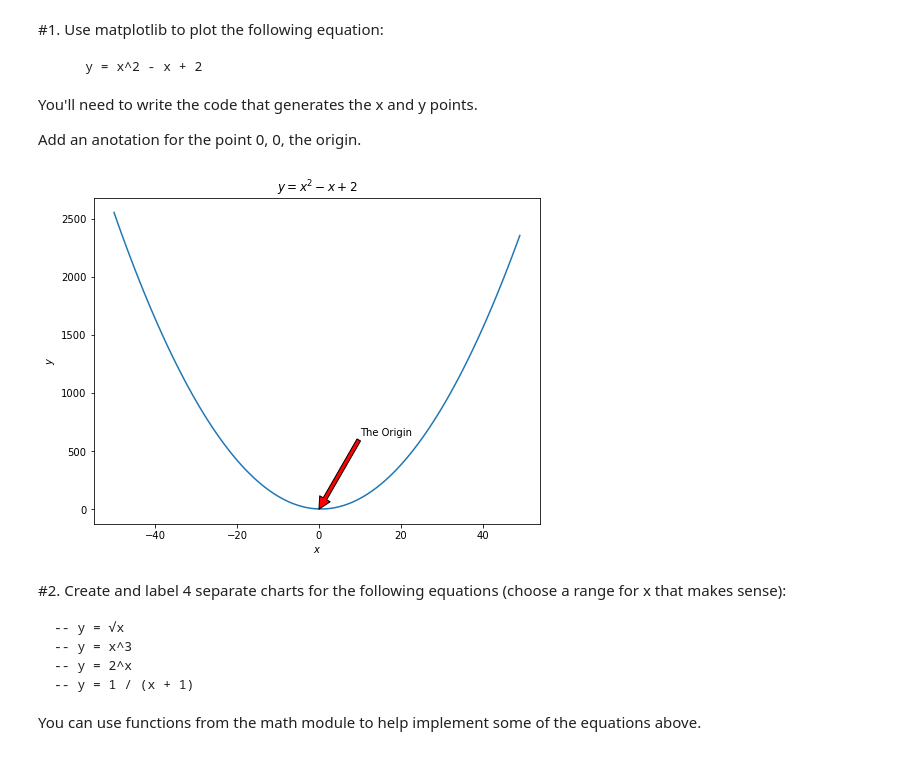
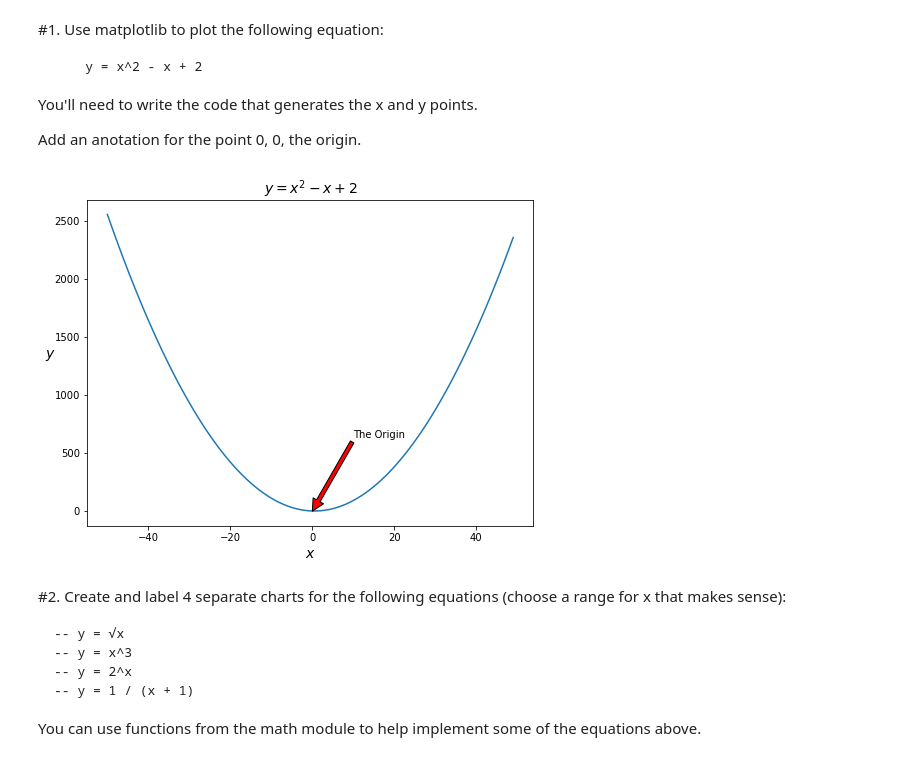
Before and after one commit to aliciag92/numpy-pandas-visualization-exercises, a Jupyter notebook: matplotlib_exercises.ipynb, the cells around one changed output. Drawn from its saved outputs; the diff is of its cells as text; code cells hidden in the pictures.

```diff
--- a/matplotlib_exercises.ipynb
+++ b/matplotlib_exercises.ipynb
@@ -21,33 +21,33 @@ Add an anotation for the point 0, 0, the origin.
 # %%
 #1 define a figure
 plt.figure(figsize = (8, 6))
 
 #2 plot data
 x = range(-50, 50)
 y = [x**2 - x + 2 for x in x]
 
 plt.plot(x, y)
 
 #3 customize w annotation, title, x- and y- labels
 plt.annotate('The Origin', xy = (0, 0), xytext = (10, 630), arrowprops = dict(facecolor = 'red'))
-plt.title('$y = x^2 - x + 2$')
-plt.xlabel('$x$')
-plt.ylabel('$y$')
+plt.title('$y = x^2 - x + 2$', fontsize = 14)
+plt.xlabel('$x$', fontsize = 14)
+plt.ylabel('$y$', fontsize = 14, rotation = 0)
 
 #4 show the graph
 plt.show()
 
 
 #another way to plot: Set the values in the variable x
 #The function arange helps to generate an array with the
 #following parameters arange(start,end,increment)
     #x = np.arange(-100,100,1)
 #Now set the formula in the variable y
     #y = x**2
 #Then add the pair (x,y) to the plot
     #plt.plot(x,y)
 # %% [output]
-[figure, old version]
+[figure, new version]
 # %% [markdown]
 #2. Create and label 4 separate charts for the following equations (choose a range for x that makes sense):
 
```
Also changed, not shown: parts of 9 cells of this notebook.
